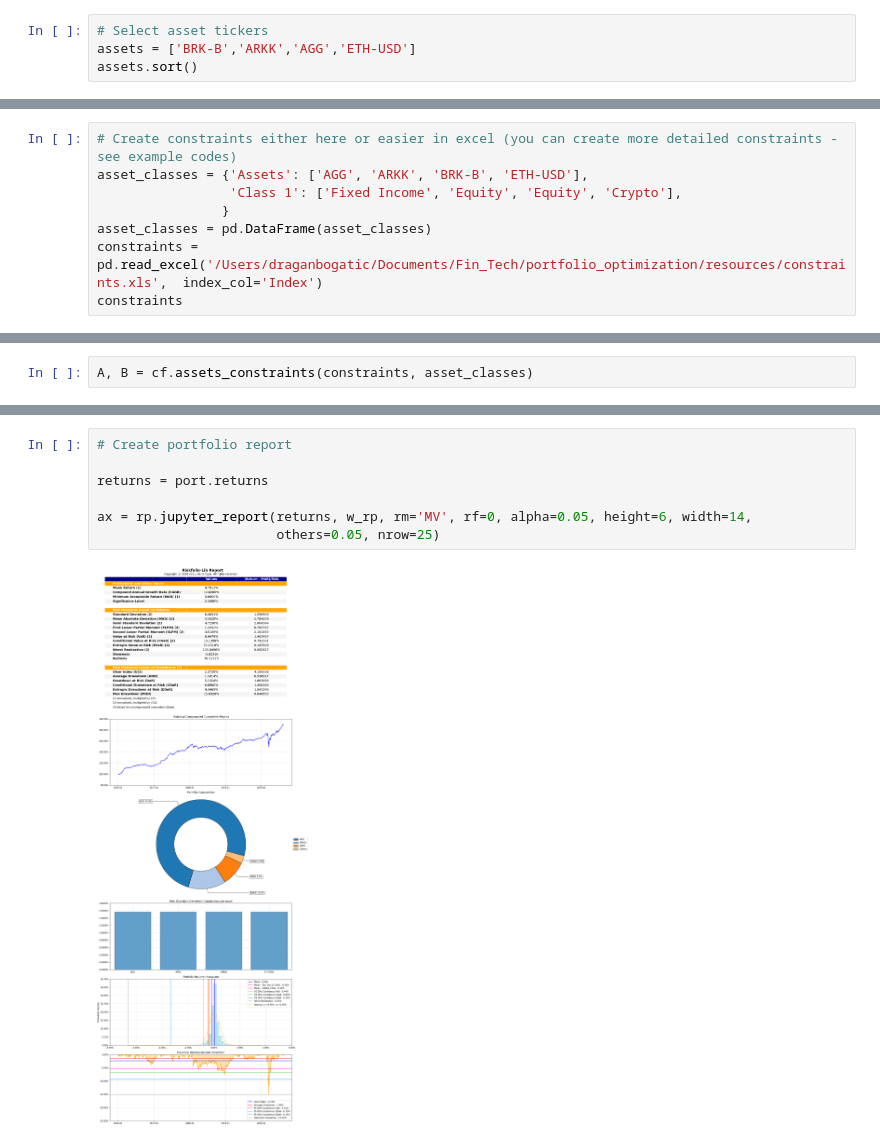
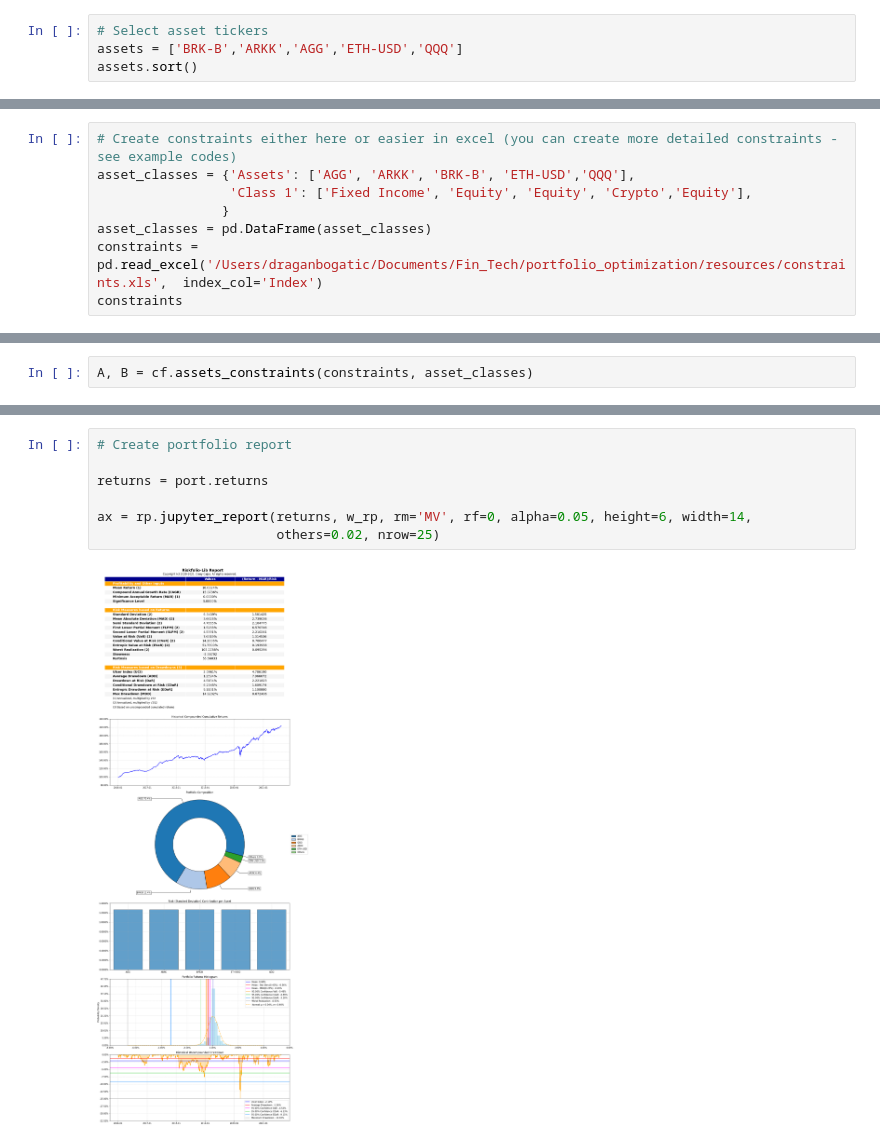
Before and after one commit to dbogatic/portfolio_optimization, a Jupyter notebook: risk_parity.ipynb, the cells around one changed output, grey strips where cells are left out. Cells and saved outputs as stored; diff of their text form.

```diff
--- a/risk_parity.ipynb
+++ b/risk_parity.ipynb
@@ -37,7 +37,7 @@ start = '2016-01-01'
 end = '2021-08-16'
 # %%
 # Select asset tickers
-assets = ['BRK-B','ARKK','AGG','ETH-USD']
+assets = ['BRK-B','ARKK','AGG','ETH-USD','QQQ']
 assets.sort()
 # %%
 # Downloading data from yfinance
@@ -61,7 +61,7 @@ display(Y.head())
 # %%
 # Create constraints either here or easier in excel (you can create more detailed constraints - see example codes)
-asset_classes = {'Assets': ['AGG', 'ARKK', 'BRK-B', 'ETH-USD'],
-                 'Class 1': ['Fixed Income', 'Equity', 'Equity', 'Crypto'],
+asset_classes = {'Assets': ['AGG', 'ARKK', 'BRK-B', 'ETH-USD','QQQ'],
+                 'Class 1': ['Fixed Income', 'Equity', 'Equity', 'Crypto','Equity'],
                 }
 asset_classes = pd.DataFrame(asset_classes)
 constraints = pd.read_excel('/Users/draganbogatic/Documents/Fin_Tech/portfolio_optimization/resources/constraints.xls',  index_col='Index')
@@ -143,9 +146,9 @@ ax = plf.plot_risk_con(w_rp, cov=port.cov, returns=port.returns, rm=rm, rf=0, al
 # %%
 # Create portfolio report
 
 returns = port.returns
 
 ax = rp.jupyter_report(returns, w_rp, rm='MV', rf=0, alpha=0.05, height=6, width=14,
-                       others=0.05, nrow=25)
+                       others=0.02, nrow=25)
 # %% [output]
-[figure, old version]
+[figure, new version]
```
Also changed, not shown: parts of 9 cells of this notebook, 5 other files.
